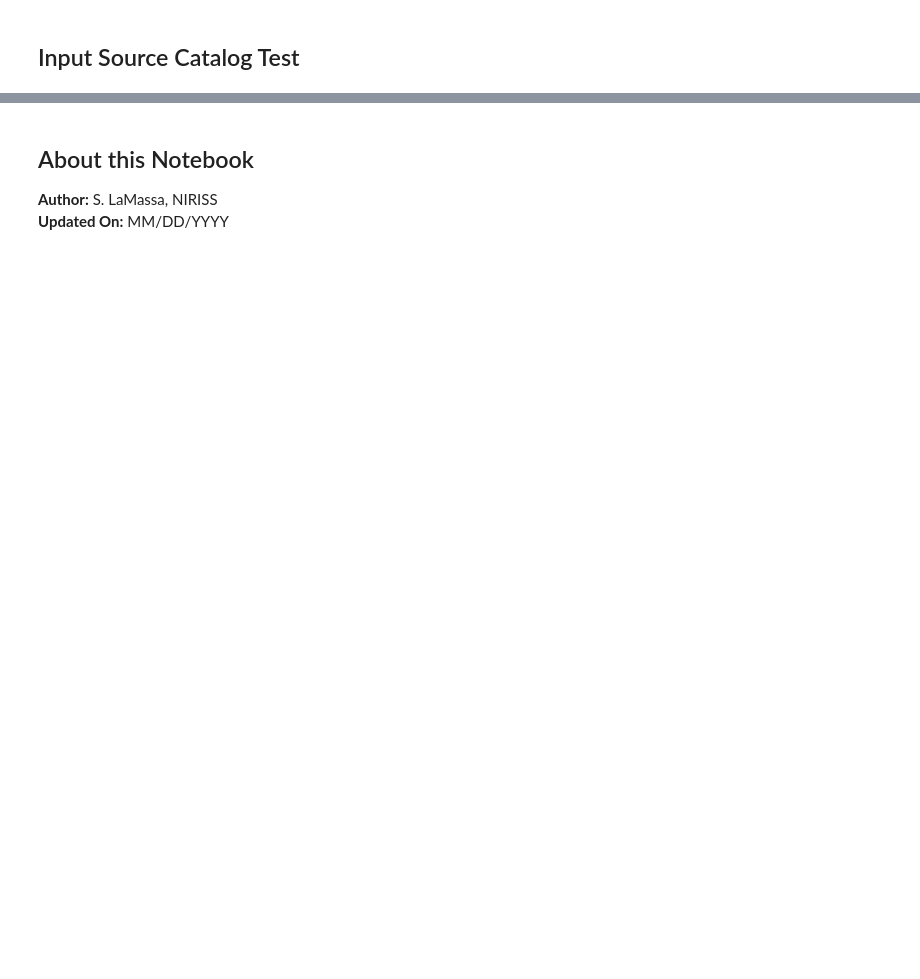
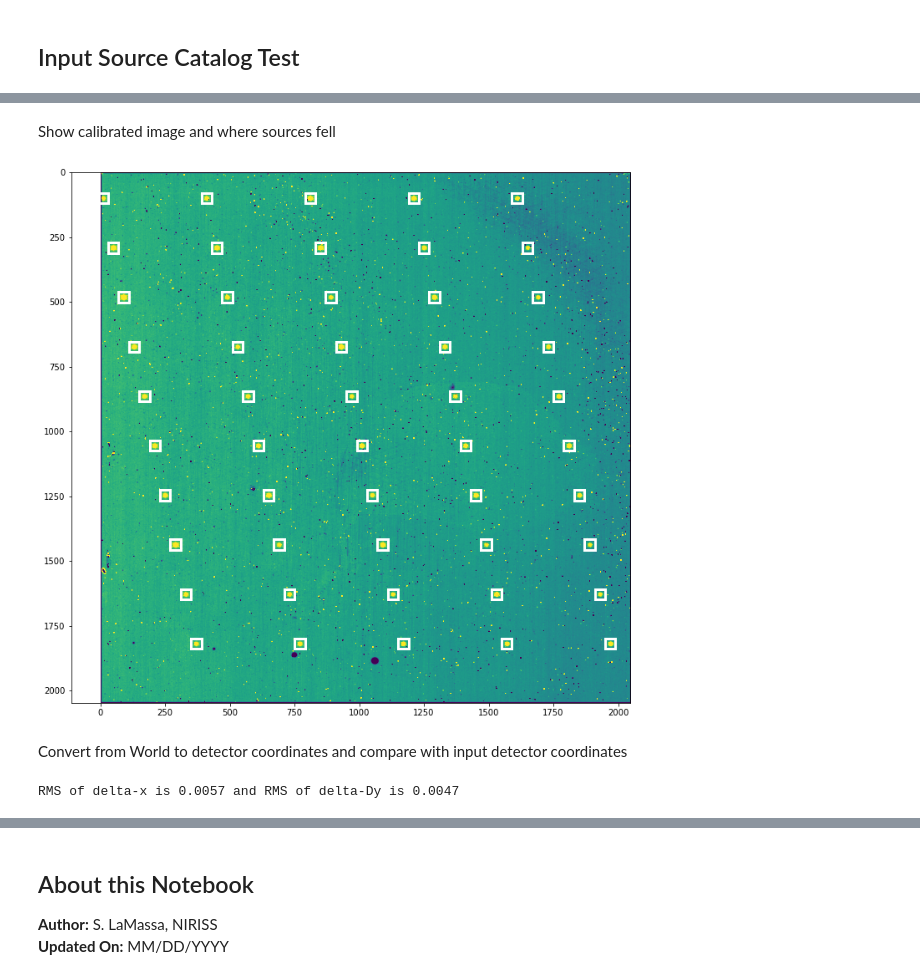
Before and after one commit to spacetelescope/jwst_validation_notebooks, a Jupyter notebook: jwst_validation_notebooks/assign_wcs/jwst_assign_wcs_niriss_test/jwst_assign_wcs_niriss_image.ipynb, the cells around one changed output, grey strips where cells are left out. Saved outputs shown, nothing was run; the diff lists cells and outputs as text; code cells hidden in the pictures; blank space fills up the shorter version.

Commit message:
initial draft of notebook complete

```diff
--- a/jwst_validation_notebooks/assign_wcs/jwst_assign_wcs_niriss_test/jwst_assign_wcs_niriss_image.ipynb
+++ b/jwst_validation_notebooks/assign_wcs/jwst_assign_wcs_niriss_test/jwst_assign_wcs_niriss_image.ipynb
@@ -478,7 +481,7 @@ for r_file in (rate_files):
     RA,Dec = gwcs.meta.wcs(xpix, ypix)
 
     # Do the transforms at edge of defined subarray
-    info_dict = do_all_the_transforms(RA,Dec,xpix,ypix,info_dict,obs_info,targ_ra_dec,'subarray edge')
+    info_dict = do_all_the_transforms(RA,Dec,xpix,ypix,info_dict,obs_info,targ_ra_dec,'subarray edge',tol_edge)
 
     # Transform at reference pixels
     xpix = gwcs.meta.wcsinfo.crpix1
@@ -488,5 +491,5 @@ for r_file in (rate_files):
     Dec = gwcs.meta.wcsinfo.crval2
 
     # Do the transforms at reference pixels
-    info_dict = do_all_the_transforms(RA,Dec,xpix,ypix,info_dict,obs_info,targ_ra_dec,'reference pixels')
+    info_dict = do_all_the_transforms(RA,Dec,xpix,ypix,info_dict,obs_info,targ_ra_dec,'reference pixels',tol_ref)
 # %% [output]
@@ -525,8 +528,8 @@ if len(fail_ind > 0):
         print()
 else:
     print('ALL TESTS PASSED - HUZZAH!')
-    print('Fractional differences between input & output coordinates were all '\
-          'within pre-defined tolerance of {}'.format(
-    tolerance))
+    print('\nFractional differences between input & output coordinates were all '\
+          'within pre-defined tolerances of:')
+    print('{} (reference pixels) and {} (edge of subarray)'.format(tol_ref,tol_edge))
 # %% [output]
 ALL TESTS PASSED - HUZZAH!
@@ -533,0 +541,8 @@ Fractional differences between input & output coordinates were all within pre-de
+# %%
+for i in range(len(info_dict['obs_info'])):
+    print(info_dict['obs_info'][i])
+    print(info_dict['RA_Dec'][i])
+    print('Test at {}: {}'.format(info_dict['conversion'][i],info_dict['pass_fail'][i]))
+    print('Fractional difference between input & output RA/xpix = {}'.format(info_dict['frac_ra_x'][i]))
+    print('Fractional difference between input & output Dec/ypix = {}'.format(info_dict['frac_dec_y'][i]))
+    print()
@@ -535,0 +602,17 @@ Fractional differences between input & output coordinates were all within pre-de
+# %%
+rate_img = os.path.join(outdir,'jw00042001001_01101_00001_nis_rate.fits')
+
+# Save image as data model
+image_dm = image.ImageModel(rate_img)
+
+# Initialize AssignWcsStep
+awcs = AssignWcsStep()
+gwcs = awcs(image_dm)
+
+# read MIRaGe's point source list
+ptsrc_list_f = os.path.join(sim_dir,
+                            'sim_assign_wcs_50ptsrc_field_CLEAR_F200W_FULL_pointsources.list')
+ptsrc_list = ascii.read(ptsrc_list_f, header_start=2)
+
+# See column names of input source catalog
+print(ptsrc_list.colnames)
@@ -535,0 +628,25 @@ Fractional differences between input & output coordinates were all within pre-de
+# %% [markdown]
+Show calibrated image and where sources fell
+# %%
+# Display image
+
+show_image(image_dm.data,plt_srcs=True, x_pix=ptsrc_list['pixel_x'], y_pix=ptsrc_list['pixel_y'])
+# %% [output]
+[figure, added]
+# %% [markdown]
+Convert from World to detector coordinates and compare with input detector coordinates
+# %%
+world_to_detector = gwcs.meta.wcs.get_transform('world', 'detector')
+
+det = world_to_detector(ptsrc_list['RA_degrees'], ptsrc_list['DEC_degrees'])
+
+del_x = det[0] - ptsrc_list['pixel_x']
+del_y = det[1] - ptsrc_list['pixel_y']
+
+del_x_rms = np.sqrt(np.mean(del_x**2))
+del_y_rms = np.sqrt(np.mean(del_y**2))
+
+print('RMS of delta-x is {0:.4f} and RMS of delta-Dy is {1:.4f}'.format(
+del_x_rms, del_y_rms))
+# %% [output]
+RMS of delta-x is 0.0057 and RMS of delta-Dy is 0.0047
```
Also changed, not shown: parts of 26 cells of this notebook.
